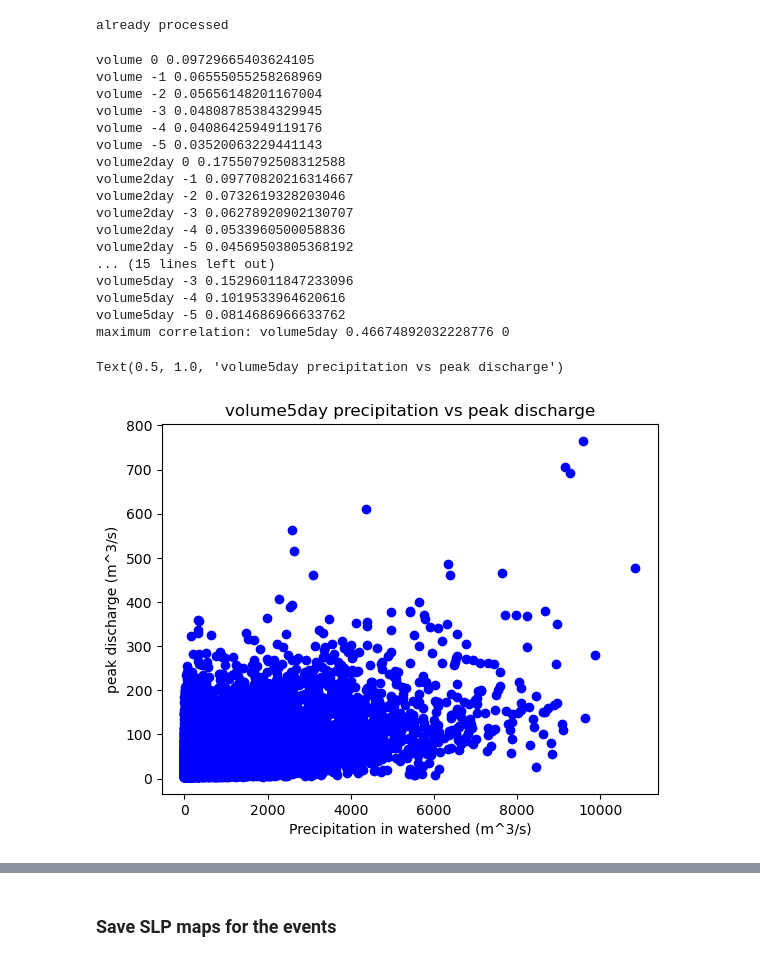
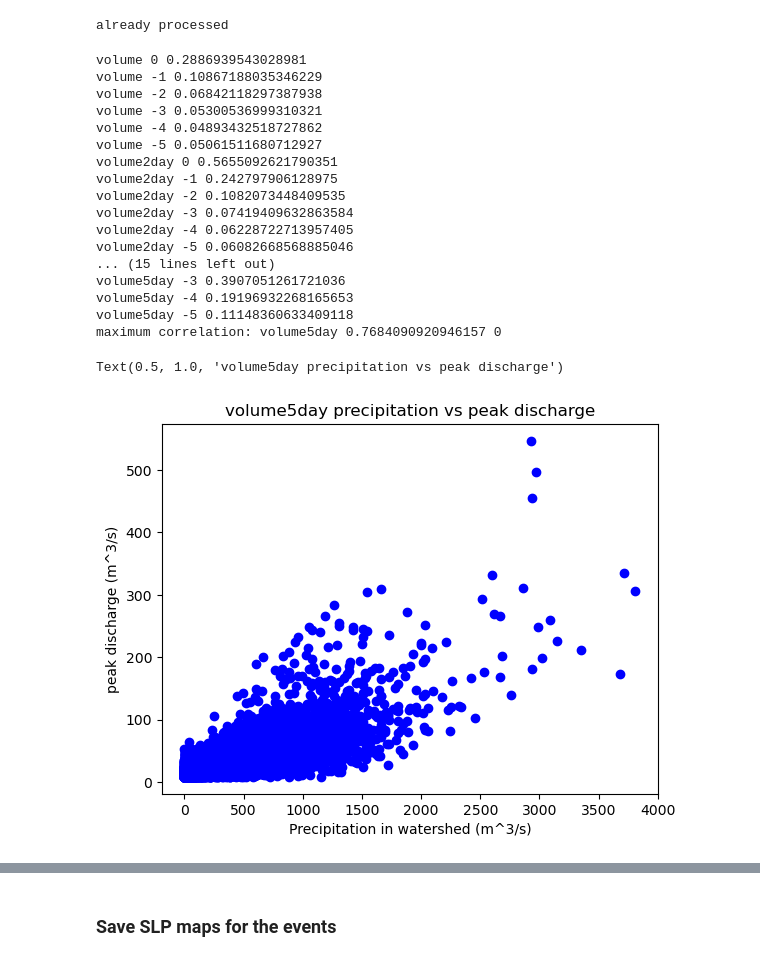
Before and after one commit to zappag/FLORA, a Jupyter notebook: explore.ipynb, the cells around one changed output, grey strips where cells are left out. Drawn from its saved outputs; the diff is of its cells as text; code cells hidden in the pictures.

```diff
--- a/explore.ipynb
+++ b/explore.ipynb
@@ -37,7 +37,7 @@ QUESTIONS:
 EFASDIR_HIST="/home/zappa/work_big/EFAS"
 
 # Name Pattern of EFAS data, * reflects different years
-watershed='timis'
+watershed='panaro'
 tres='day'
 #
 # path of efas data masked for watershed
@@ -598,52 +598,52 @@ def find_maximum_correlation(xds_precip,xds_hazard,time_start = None, time_end =
             print(vn,lag,corr)
             if corr>corr_max:
                 corr_max=corr
                 vn_max=vn
                 lag_max=lag
     return vn_max, corr_max, lag_max
 
 # scatter of volume precipitation vs peak discharge
-time_start_xcorr="1993-01-01"
-time_end_xcorr="2020-12-31"
+time_start_xcorr="1992-01-02"
+time_end_xcorr="2022-12-31"
 lags=[0, -1, -2, -3, -4, -5]
 vol_max, corr_max, lag_max = find_maximum_correlation(xds_pr_ws_ms,xds_hazard,time_start_xcorr,time_end_xcorr,lags)
 print('maximum correlation:',vol_max, corr_max, lag_max)
 
 # set lagged start/end for precip
 time_start_volume=lag_time_string(time_start_xcorr,lag_max)
 time_end_volume=lag_time_string(time_end_xcorr,lag_max)
 
 volume_np = xds_pr_ws_ms[vol_max].sel(time=slice(time_start_volume, time_end_volume)).values
 hazard_np = xds_hazard[disname].sel(time=slice(time_start_xcorr, time_end_xcorr)).values
 
 # Now plot using the NumPy arrays
 plt.figure()
 plt.scatter(volume_np, hazard_np, marker='o', color='blue')
 plt.xlabel('Precipitation in watershed (m^3/s)')
 plt.ylabel('peak discharge (m^3/s)')
 plt.title(f'{vol_max} precipitation vs peak discharge')
 
 # repeat analysis for tail dependence - only keep days with discharge values above a certain threshold
 # %% [output]
-volume 0 0.09729665403624105
-volume -1 0.06555055258268969
-volume -2 0.05656148201167004
-volume -3 0.04808785384329945
-volume -4 0.04086425949119176
-volume -5 0.03520063229441143
-volume2day 0 0.17550792508312588
-volume2day -1 0.09770820216314667
-volume2day -2 0.0732619328203046
-volume2day -3 0.06278920902130707
-volume2day -4 0.0533960500058836
-volume2day -5 0.04569503805368192
+volume 0 0.2886939543028981
+volume -1 0.10867188035346229
+volume -2 0.06842118297387938
+volume -3 0.05300536999310321
+volume -4 0.04893432518727862
+volume -5 0.05061511680712927
+volume2day 0 0.5655092621790351
+volume2day -1 0.242797906128975
+volume2day -2 0.1082073448409535
+volume2day -3 0.07419409632863584
+volume2day -4 0.06228722713957405
+volume2day -5 0.06082668568885046
 ... (15 lines left out)
-volume5day -3 0.15296011847233096
-volume5day -4 0.1019533964620616
-volume5day -5 0.0814686966633762
-maximum correlation: volume5day 0.46674892032228776 0
+volume5day -3 0.3907051261721036
+volume5day -4 0.19196932268165653
+volume5day -5 0.11148360633409118
+maximum correlation: volume5day 0.7684090920946157 0
 Text(0.5, 1.0, 'volume5day precipitation vs peak discharge')
-[figure, old version]
+[figure, new version]
 # %%
 def find_maximum_correlation_events(xds_precip,xds_hazard,events,lags):
     volume_names=('volume', 'volume2day', 'volume3day', 'volume4day', 'volume5day')
```
Also changed, not shown: parts of 9 cells of this notebook.
